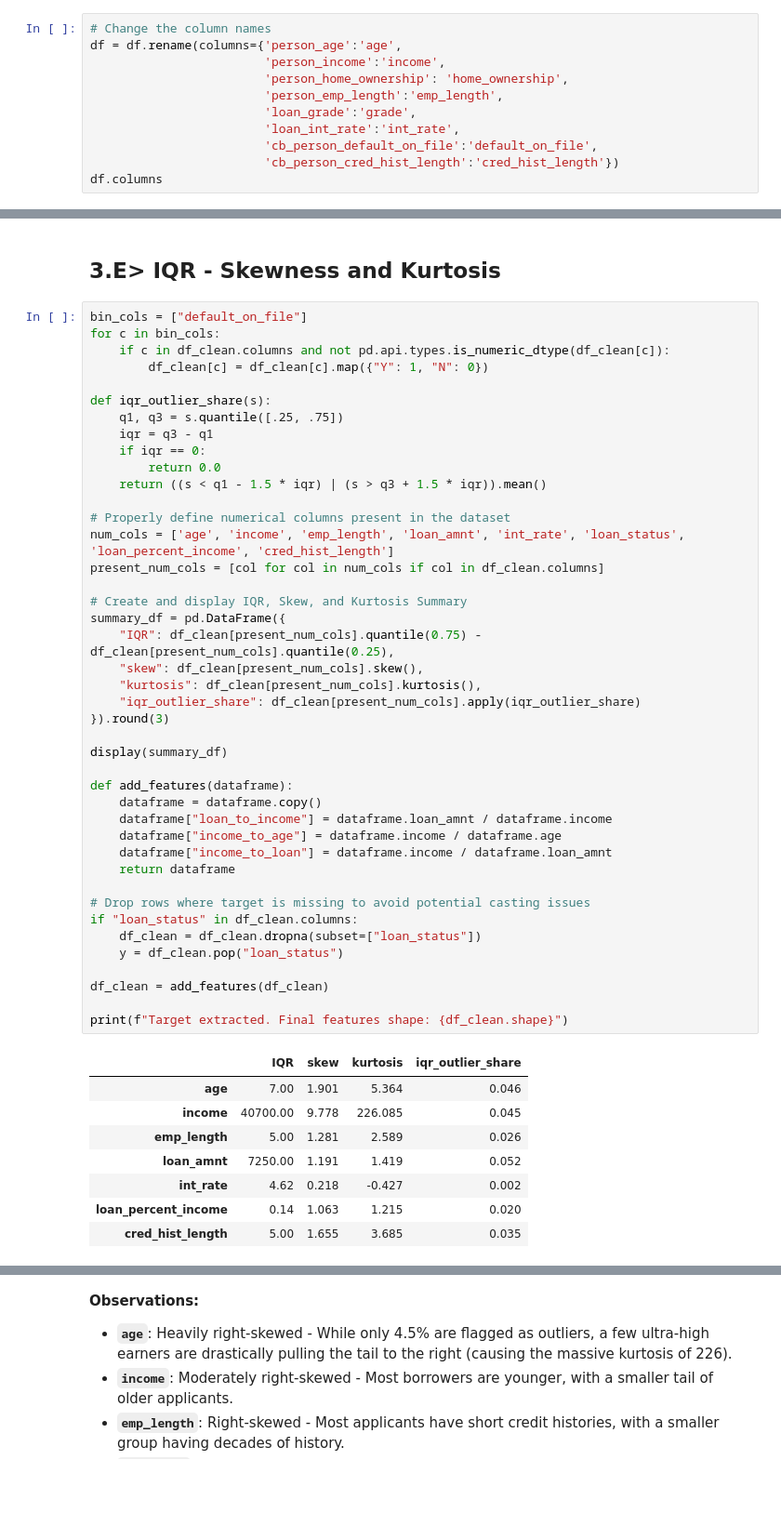
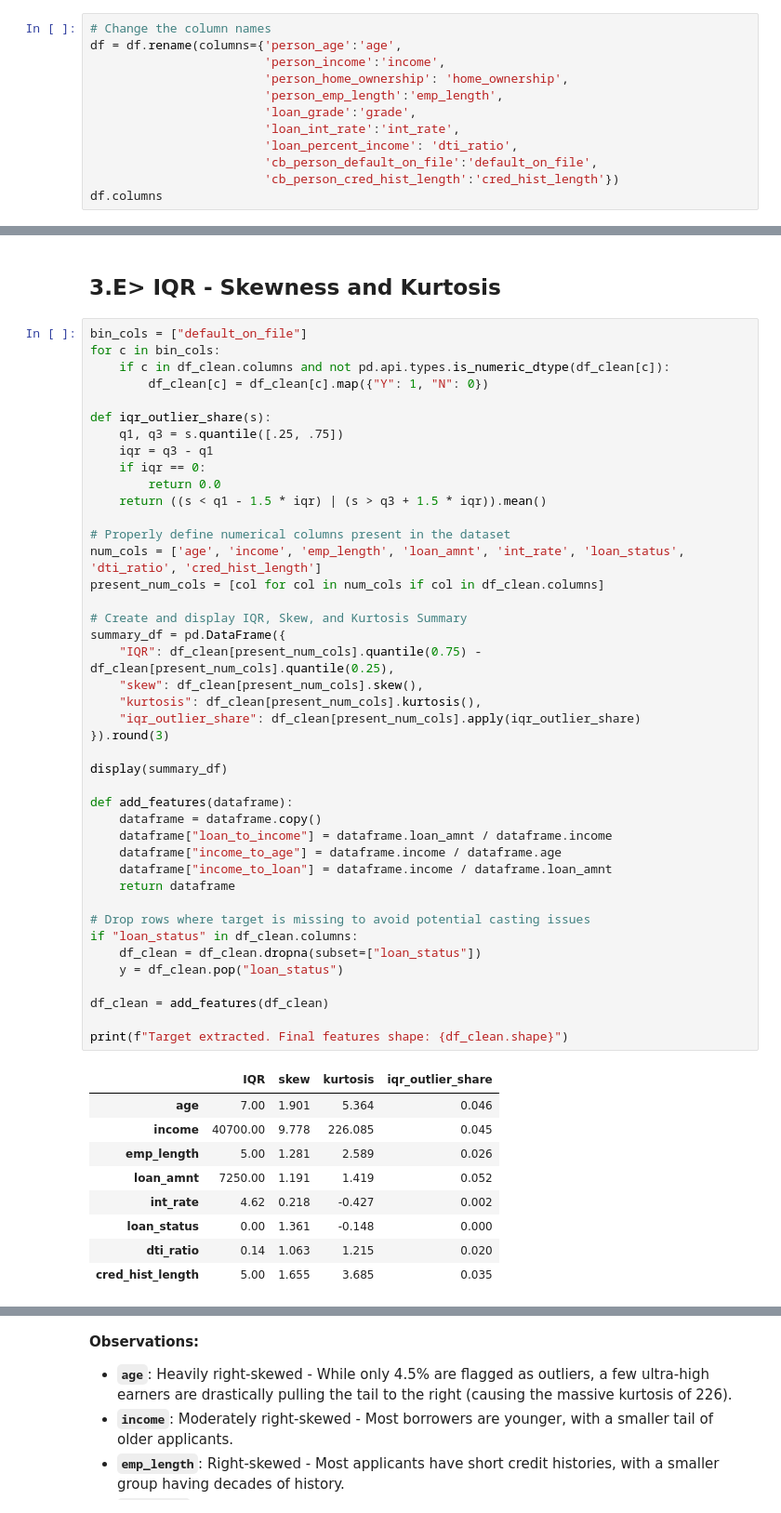
Before and after one commit to rudrascience/Credit_Risk_Analysis_and_Prediction, a Jupyter notebook: Credit_Risk_Analysis_&_Prediction.ipynb, the cells around one changed output, grey strips where cells are left out. Shown at 93% size. Saved outputs shown, nothing was run; the diff lists cells and outputs as text; blank space fills up the shorter version.

```diff
--- a/Credit_Risk_Analysis_&_Prediction.ipynb
+++ b/Credit_Risk_Analysis_&_Prediction.ipynb
@@ -152,6 +152,7 @@ df = df.rename(columns={'person_age':'age',
                         'person_emp_length':'emp_length',
                         'loan_grade':'grade',
                         'loan_int_rate':'int_rate',
+                        'loan_percent_income': 'dti_ratio',
                         'cb_person_default_on_file':'default_on_file',
                         'cb_person_cred_hist_length':'cred_hist_length'})
 df.columns
@@ -434,7 +437,7 @@ def iqr_outlier_share(s):
     return ((s < q1 - 1.5 * iqr) | (s > q3 + 1.5 * iqr)).mean()
 
 # Properly define numerical columns present in the dataset
-num_cols = ['age', 'income', 'emp_length', 'loan_amnt', 'int_rate', 'loan_status', 'loan_percent_income', 'cred_hist_length']
+num_cols = ['age', 'income', 'emp_length', 'loan_amnt', 'int_rate', 'loan_status', 'dti_ratio', 'cred_hist_length']
 present_num_cols = [col for col in num_cols if col in df_clean.columns]
 
 # Create and display IQR, Skew, and Kurtosis Summary
@@ -442,32 +445,33 @@ summary_df = pd.DataFrame({
     "IQR": df_clean[present_num_cols].quantile(0.75) - df_clean[present_num_cols].quantile(0.25),
     "skew": df_clean[present_num_cols].skew(),
     "kurtosis": df_clean[present_num_cols].kurtosis(),
     "iqr_outlier_share": df_clean[present_num_cols].apply(iqr_outlier_share)
 }).round(3)
 
 display(summary_df)
 
 def add_features(dataframe):
     dataframe = dataframe.copy()
     dataframe["loan_to_income"] = dataframe.loan_amnt / dataframe.income
     dataframe["income_to_age"] = dataframe.income / dataframe.age
     dataframe["income_to_loan"] = dataframe.income / dataframe.loan_amnt
     return dataframe
 
 # Drop rows where target is missing to avoid potential casting issues
 if "loan_status" in df_clean.columns:
     df_clean = df_clean.dropna(subset=["loan_status"])
     y = df_clean.pop("loan_status")
 
 df_clean = add_features(df_clean)
 
 print(f"Target extracted. Final features shape: {df_clean.shape}")
 # %% [output]
 |  | IQR | skew | kurtosis | iqr_outlier_share |
 | age | 7.00 | 1.901 | 5.364 | 0.046 |
 | income | 40700.00 | 9.778 | 226.085 | 0.045 |
 | emp_length | 5.00 | 1.281 | 2.589 | 0.026 |
 | loan_amnt | 7250.00 | 1.191 | 1.419 | 0.052 |
 | int_rate | 4.62 | 0.218 | -0.427 | 0.002 |
-| loan_percent_income | 0.14 | 1.063 | 1.215 | 0.020 |
+| loan_status | 0.00 | 1.361 | -0.148 | 0.000 |
+| dti_ratio | 0.14 | 1.063 | 1.215 | 0.020 |
 | cred_hist_length | 5.00 | 1.655 | 3.685 | 0.035 |
```
Also changed, not shown: parts of 33 cells of this notebook.
